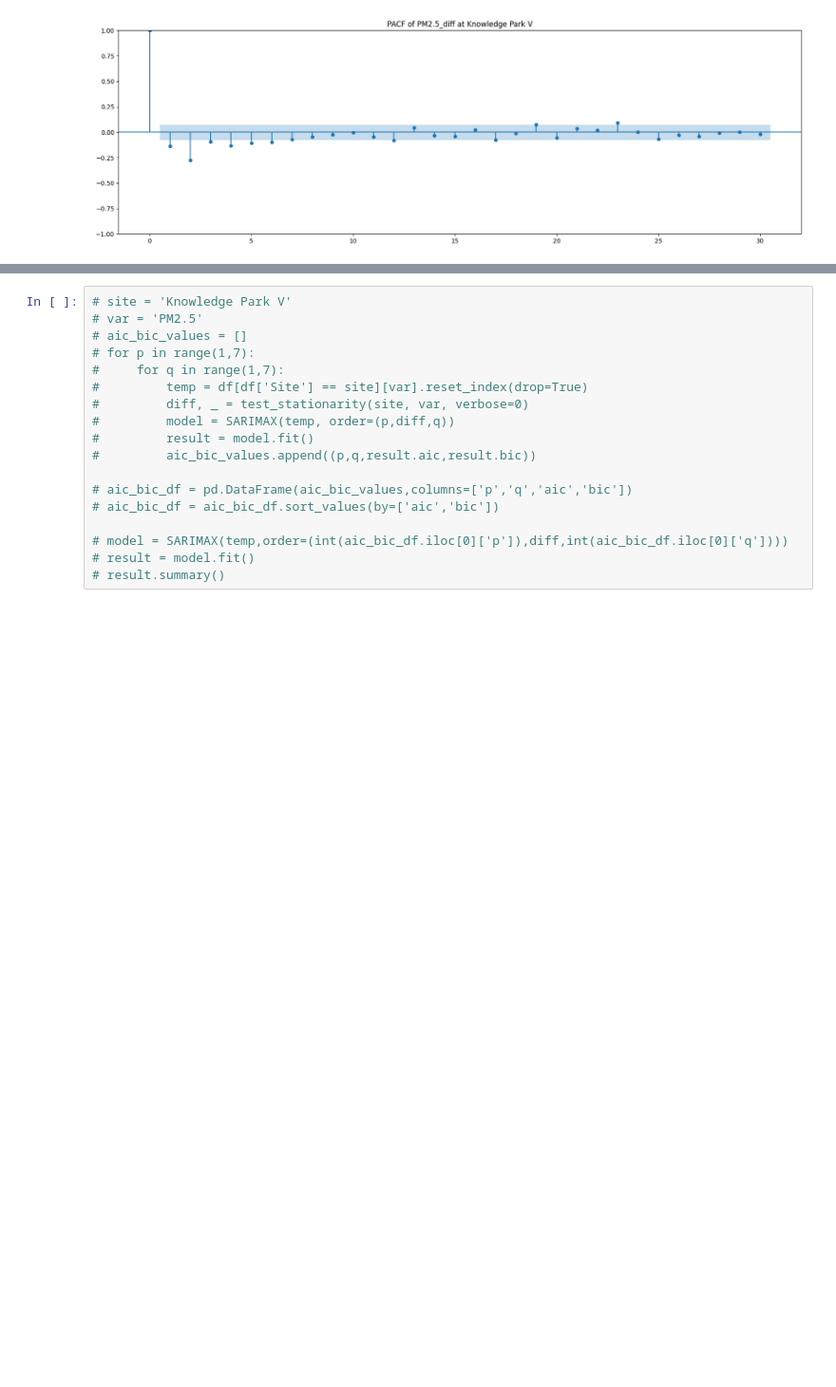
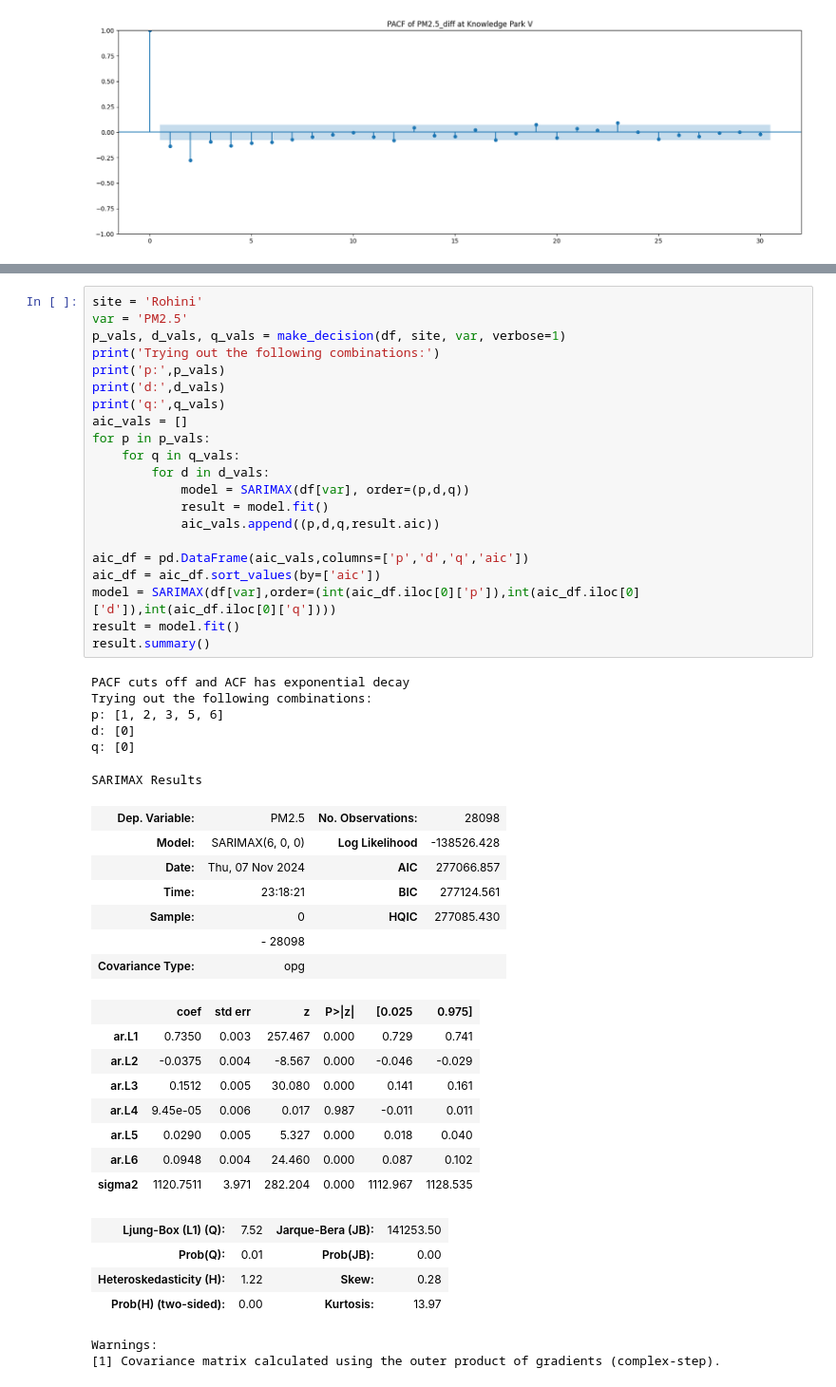
Before and after one commit to waitasecant/tsa, a Jupyter notebook: main.ipynb, the cells around one changed output, grey strips where cells are left out. Shown: that part at 95% size. Drawn from its saved outputs; the diff is of its cells as text; blank space fills up the shorter version.

```diff
--- a/main.ipynb
+++ b/main.ipynb
@@ -182,18 +220,49 @@ for var in ['PM2.5', 'PM10', 'NH3', 'SO2', 'AQI']:
 # %%
-# site = 'Knowledge Park V'
-# var = 'PM2.5'
-# aic_bic_values = []
-# for p in range(1,7):
-#     for q in range(1,7):
-#         temp = df[df['Site'] == site][var].reset_index(drop=True)
-#         diff, _ = test_stationarity(site, var, verbose=0)
-#         model = SARIMAX(temp, order=(p,diff,q))
-#         result = model.fit()
-#         aic_bic_values.append((p,q,result.aic,result.bic))
+site = 'Rohini'
+var = 'PM2.5'
+p_vals, d_vals, q_vals = make_decision(df, site, var, verbose=1)
+print('Trying out the following combinations:')
+print('p:',p_vals)
+print('d:',d_vals)
+print('q:',q_vals)
+aic_vals = []
+for p in p_vals:
+    for q in q_vals:
+        for d in d_vals:
+            model = SARIMAX(df[var], order=(p,d,q))
+            result = model.fit()
+            aic_vals.append((p,d,q,result.aic))
 
-# aic_bic_df = pd.DataFrame(aic_bic_values,columns=['p','q','aic','bic'])
-# aic_bic_df = aic_bic_df.sort_values(by=['aic','bic'])
-
-# model = SARIMAX(temp,order=(int(aic_bic_df.iloc[0]['p']),diff,int(aic_bic_df.iloc[0]['q'])))
-# result = model.fit()
-# result.summary()
+aic_df = pd.DataFrame(aic_vals,columns=['p','d','q','aic'])
+aic_df = aic_df.sort_values(by=['aic'])
+model = SARIMAX(df[var],order=(int(aic_df.iloc[0]['p']),int(aic_df.iloc[0]['d']),int(aic_df.iloc[0]['q'])))
+result = model.fit()
+result.summary()
+# %% [output]
+PACF cuts off and ACF has exponential decay
+Trying out the following combinations:
+p: [1, 2, 3, 5, 6]
+d: [0]
+q: [0]
+SARIMAX Results
+| Dep. Variable: | PM2.5 | No. Observations: | 28098 |
+| Model: | SARIMAX(6, 0, 0) | Log Likelihood | -138526.428 |
+| Date: | Thu, 07 Nov 2024 | AIC | 277066.857 |
+| Time: | 23:18:21 | BIC | 277124.561 |
+| Sample: | 0 | HQIC | 277085.430 |
+|  | - 28098 |  |  |
+| Covariance Type: | opg |  |  |
+|  | coef | std err | z | P>|z| | [0.025 | 0.975] |
+| ar.L1 | 0.7350 | 0.003 | 257.467 | 0.000 | 0.729 | 0.741 |
+| ar.L2 | -0.0375 | 0.004 | -8.567 | 0.000 | -0.046 | -0.029 |
+| ar.L3 | 0.1512 | 0.005 | 30.080 | 0.000 | 0.141 | 0.161 |
+| ar.L4 | 9.45e-05 | 0.006 | 0.017 | 0.987 | -0.011 | 0.011 |
+| ar.L5 | 0.0290 | 0.005 | 5.327 | 0.000 | 0.018 | 0.040 |
+| ar.L6 | 0.0948 | 0.004 | 24.460 | 0.000 | 0.087 | 0.102 |
+| sigma2 | 1120.7511 | 3.971 | 282.204 | 0.000 | 1112.967 | 1128.535 |
+| Ljung-Box (L1) (Q): | 7.52 | Jarque-Bera (JB): | 141253.50 |
+| Prob(Q): | 0.01 | Prob(JB): | 0.00 |
+| Heteroskedasticity (H): | 1.22 | Skew: | 0.28 |
+| Prob(H) (two-sided): | 0.00 | Kurtosis: | 13.97 |
+Warnings:
+[1] Covariance matrix calculated using the outer product of gradients (complex-step).
```
Also changed, not shown: parts of 8 cells of this notebook.
